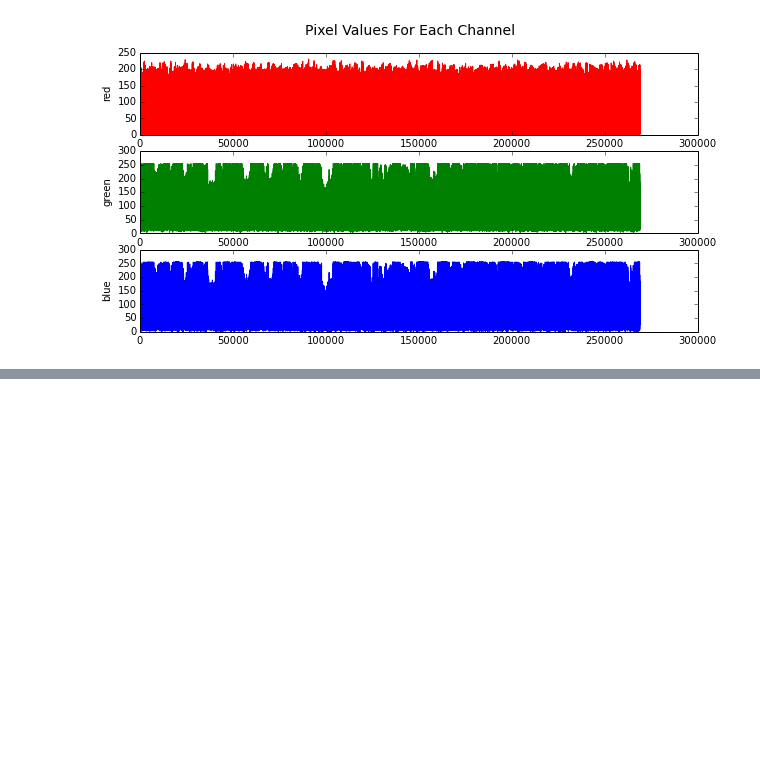
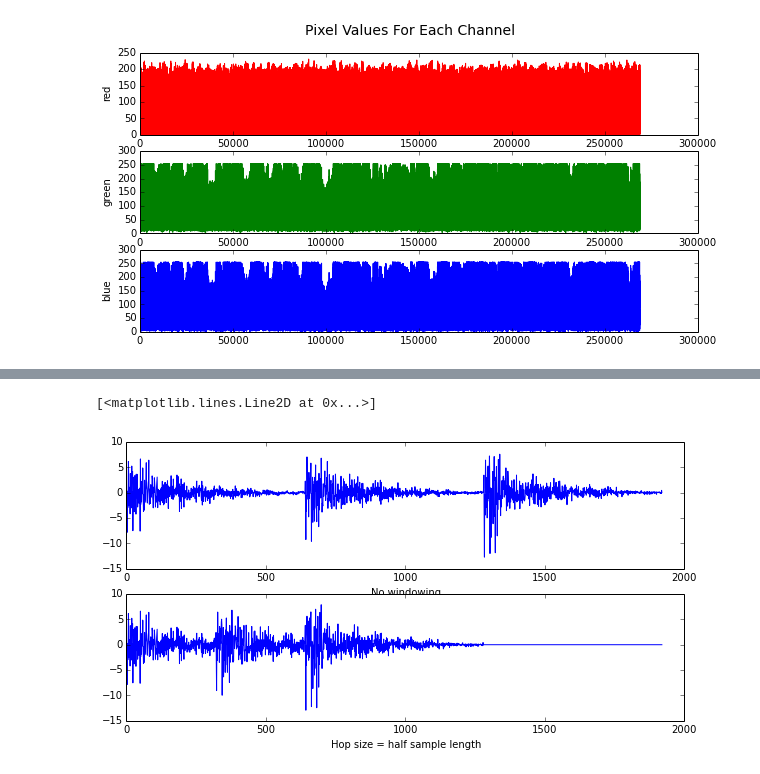
Before and after one commit to kamindustries/mat201a, a Jupyter notebook: hw3/hw3.ipynb, the cells around one changed output, grey strips where cells are left out. Drawn from its saved outputs; the diff is of its cells as text; code cells hidden in the pictures; blank space fills up the shorter version.

```diff
--- a/hw3/hw3.ipynb
+++ b/hw3/hw3.ipynb
@@ -90 +91,37 @@ Max: 42.6838810642, Min: -7.8195938957
+# %%
+# Now I will do another small example showing how I solved hopping.... I'm sure there's a better way
+
+window_size = width;  # one row of pixels in the image
+hop_size = int(width*.5);  # hop size is half the sample
+total_size = window_size*3;  # size of empty array, in the full version this will be the total # of pixels
+window_list = arange(0, total_size, window_size) # window start and stop points
+
+windowed_array = [0] * total_size;  #fill array with 0's so I can add things in the right spot
+non_windowed_array = [0] * total_size;
+
+for i, each_row in enumerate(window_list):
+    window = image_array[0][each_row : each_row + window_size]; #grab appropriate window
+    # first with no windowing
+    X = fft.irfft(window);
+    X = X[1:window_size]
+    non_windowed_array[each_row : each_row-1+window_size] += X[:window_size];
+
+    # now do windowing
+    temp_array = [0] * total_size;
+    temp_array[:window_size-1] += X[:window_size];
+    temp_array = roll(temp_array, i*hop_size);
+    windowed_array += temp_array;
+
+
+subplot(211)
+xlabel('No windowing')
+plot(non_windowed_array)
+subplot(212)
+xlabel('Hop size = half sample length')
+plot(windowed_array)
+
+# print window_list
+# %% [output]
+[<matplotlib.lines.Line2D at 0x...>]
+[figure, added]
 # %%
```
Also changed, not shown: parts of 5 cells of this notebook.
